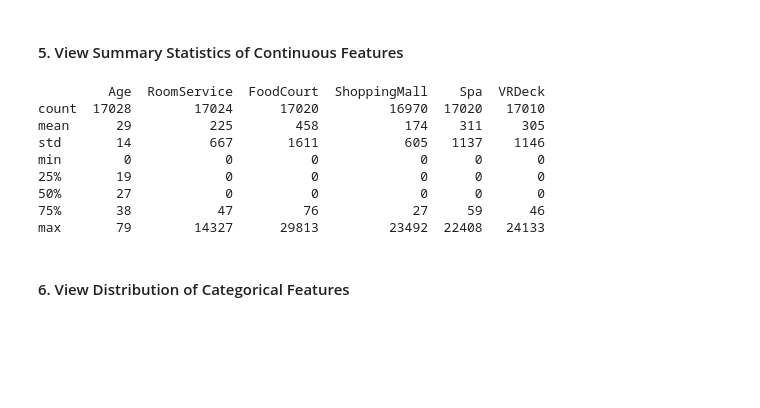
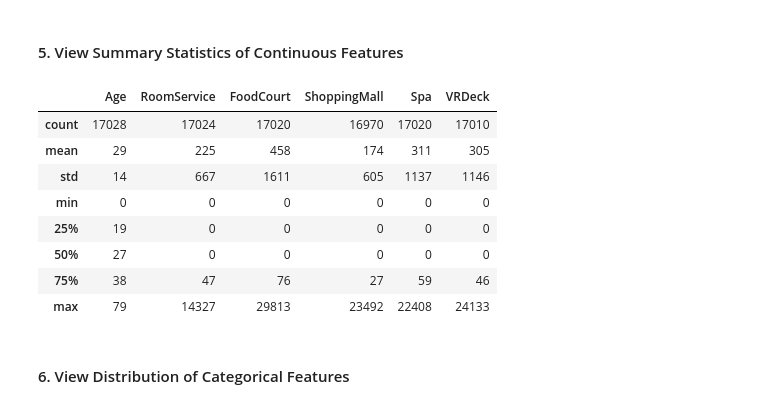
Before and after one commit to LandonWall/lightgbm-shap-analysis, a Jupyter notebook: lightgbm-shap-analysis-spaceship-titanic.ipynb, the cells around one changed output. Saved outputs shown, nothing was run; the diff lists cells and outputs as text; code cells hidden in the pictures; blank space fills up the shorter version.

```diff
--- a/lightgbm-shap-analysis-spaceship-titanic.ipynb
+++ b/lightgbm-shap-analysis-spaceship-titanic.ipynb
@@ -93,17 +93,17 @@ df.head()
 #### 5. View Summary Statistics of Continuous Features
 # %%
 summary_stats = df.describe().apply(lambda x: x.round().astype(int))
-print(summary_stats)
+summary_stats
 # %% [output]
-         Age  RoomService  FoodCourt  ShoppingMall    Spa  VRDeck
-count  17028        17024      17020         16970  17020   17010
-mean      29          225        458           174    311     305
-std       14          667       1611           605   1137    1146
-min        0            0          0             0      0       0
-25%       19            0          0             0      0       0
-50%       27            0          0             0      0       0
-75%       38           47         76            27     59      46
-max       79        14327      29813         23492  22408   24133
+|  | Age | RoomService | FoodCourt | ShoppingMall | Spa | VRDeck |
+| count | 17028 | 17024 | 17020 | 16970 | 17020 | 17010 |
+| mean | 29 | 225 | 458 | 174 | 311 | 305 |
+| std | 14 | 667 | 1611 | 605 | 1137 | 1146 |
+| min | 0 | 0 | 0 | 0 | 0 | 0 |
+| 25% | 19 | 0 | 0 | 0 | 0 | 0 |
+| 50% | 27 | 0 | 0 | 0 | 0 | 0 |
+| 75% | 38 | 47 | 76 | 27 | 59 | 46 |
+| max | 79 | 14327 | 29813 | 23492 | 22408 | 24133 |
 # %% [markdown]
 #### 6. View Distribution of Categorical Features
 # %%
```
Also changed, not shown: parts of 4 cells of this notebook.
